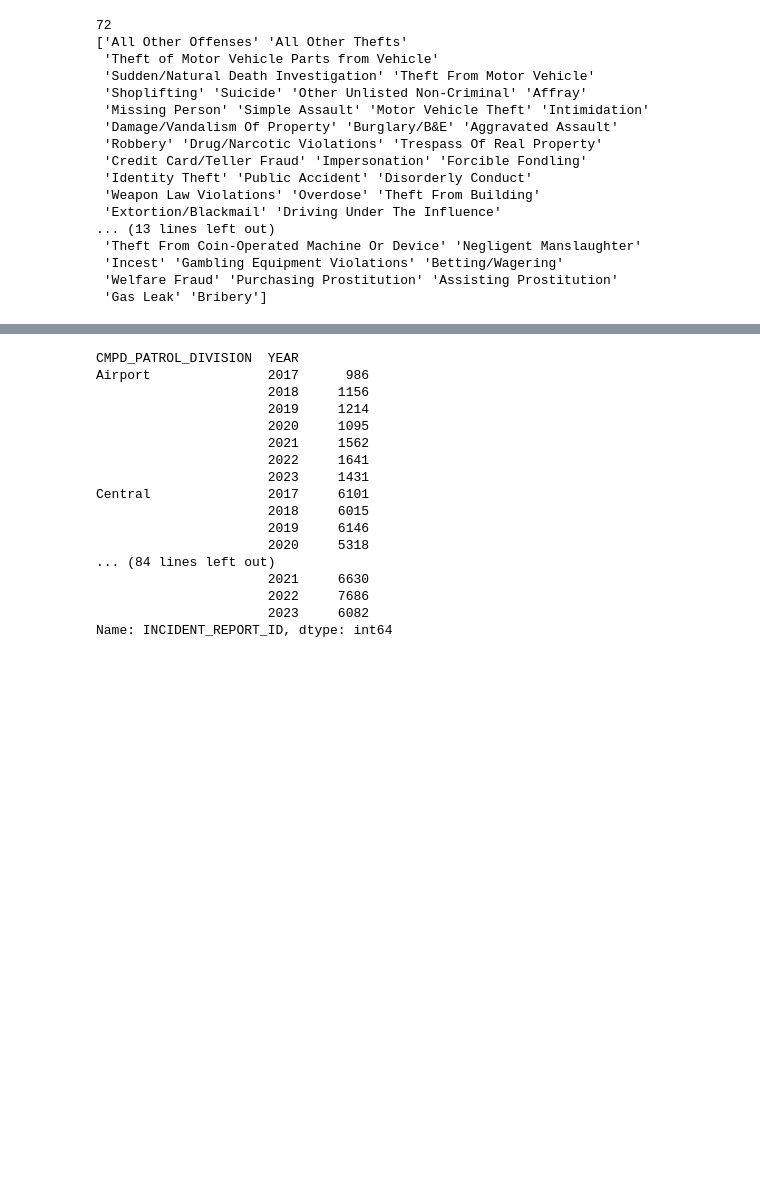
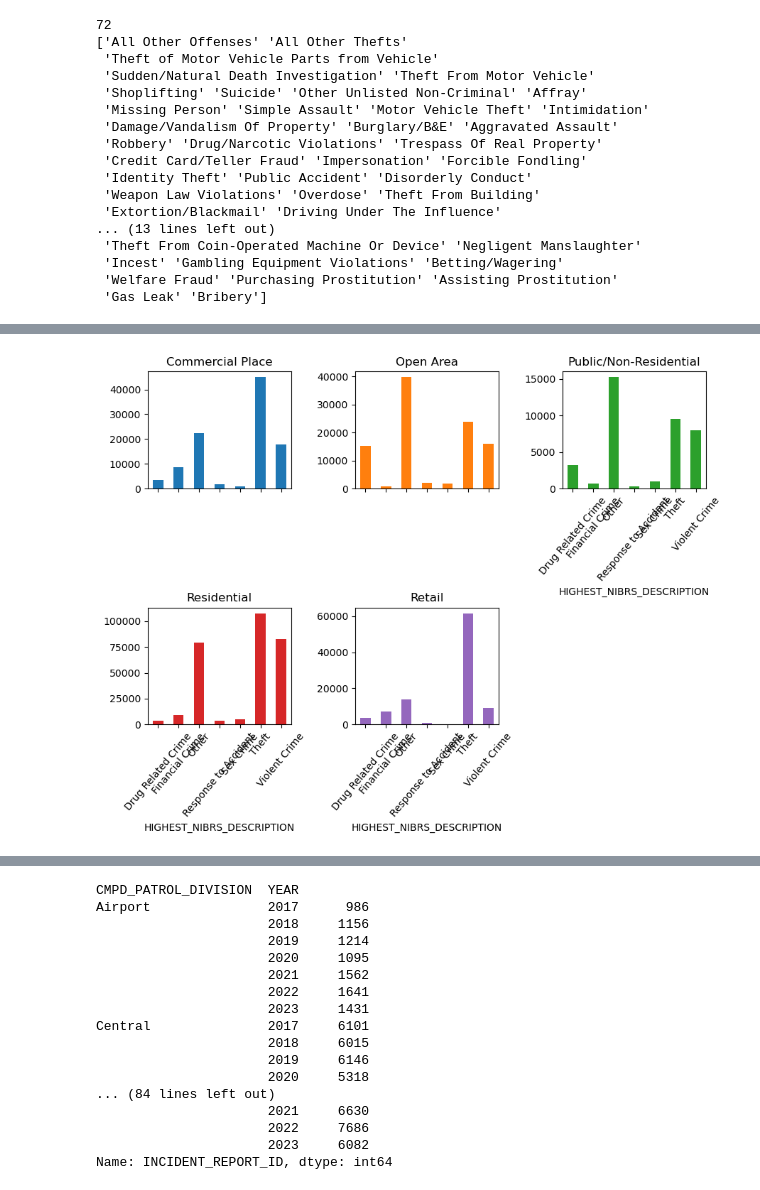
Before and after one commit to jdsouthern/bootcamp-project-1-EDA, a Jupyter notebook: Project 1/CMPD_Crime.ipynb, the cells around one changed output, grey strips where cells are left out. Cells and saved outputs as stored; diff of their text form; code cells hidden in the pictures; blank space fills up the shorter version.

```diff
--- a/Project 1/CMPD_Crime.ipynb
+++ b/Project 1/CMPD_Crime.ipynb
@@ -157,0 +163,5 @@ plt.tight_layout()
+# %%
+figs = placeType.unstack(level=0).plot(kind='bar', subplots=True, rot=50, figsize=(9, 7), legend=False, layout=(2,3))
+plt.tight_layout()
+# %% [output]
+[figure, added]
```
Also changed, not shown: parts of 5 cells of this notebook, 2 other files.
